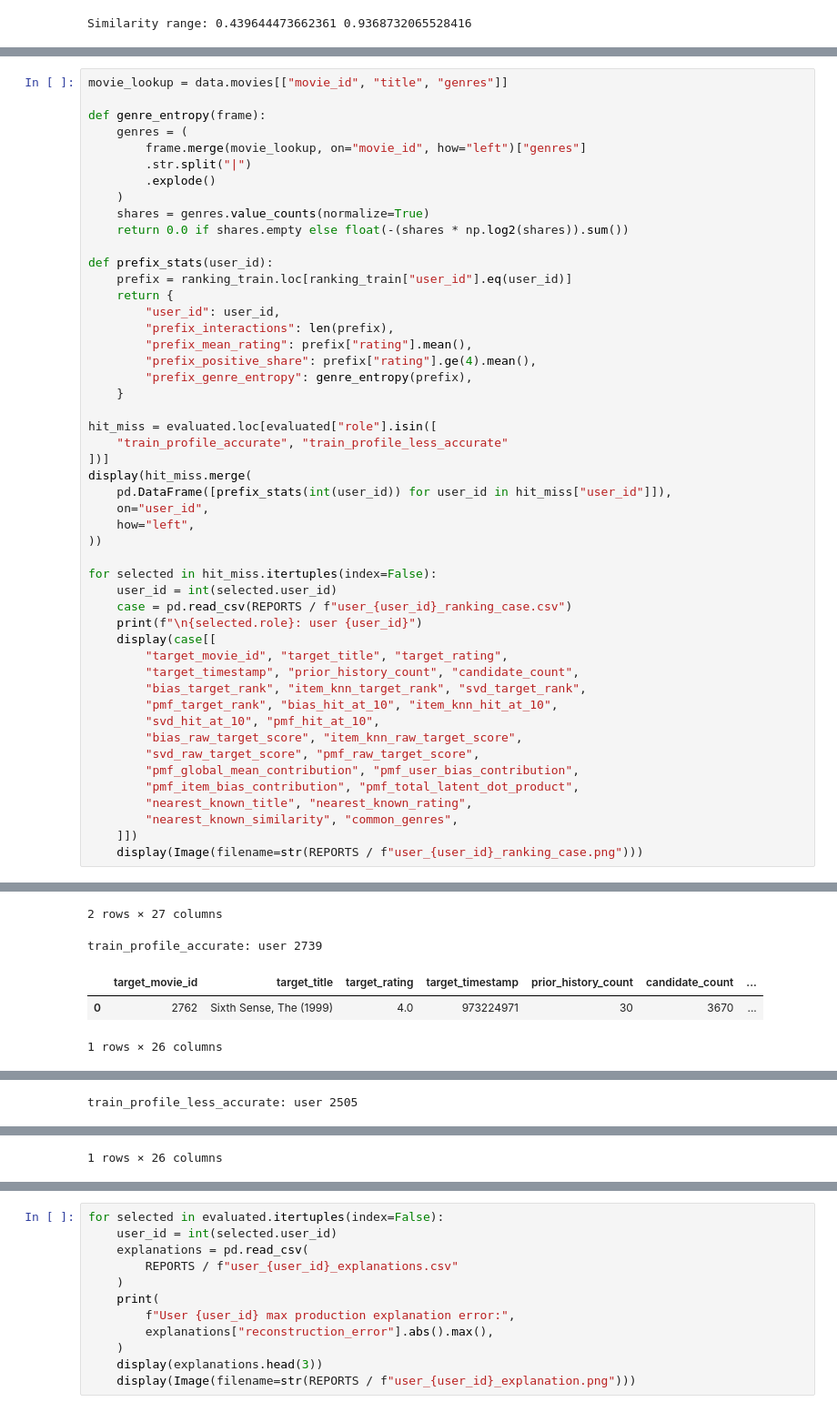
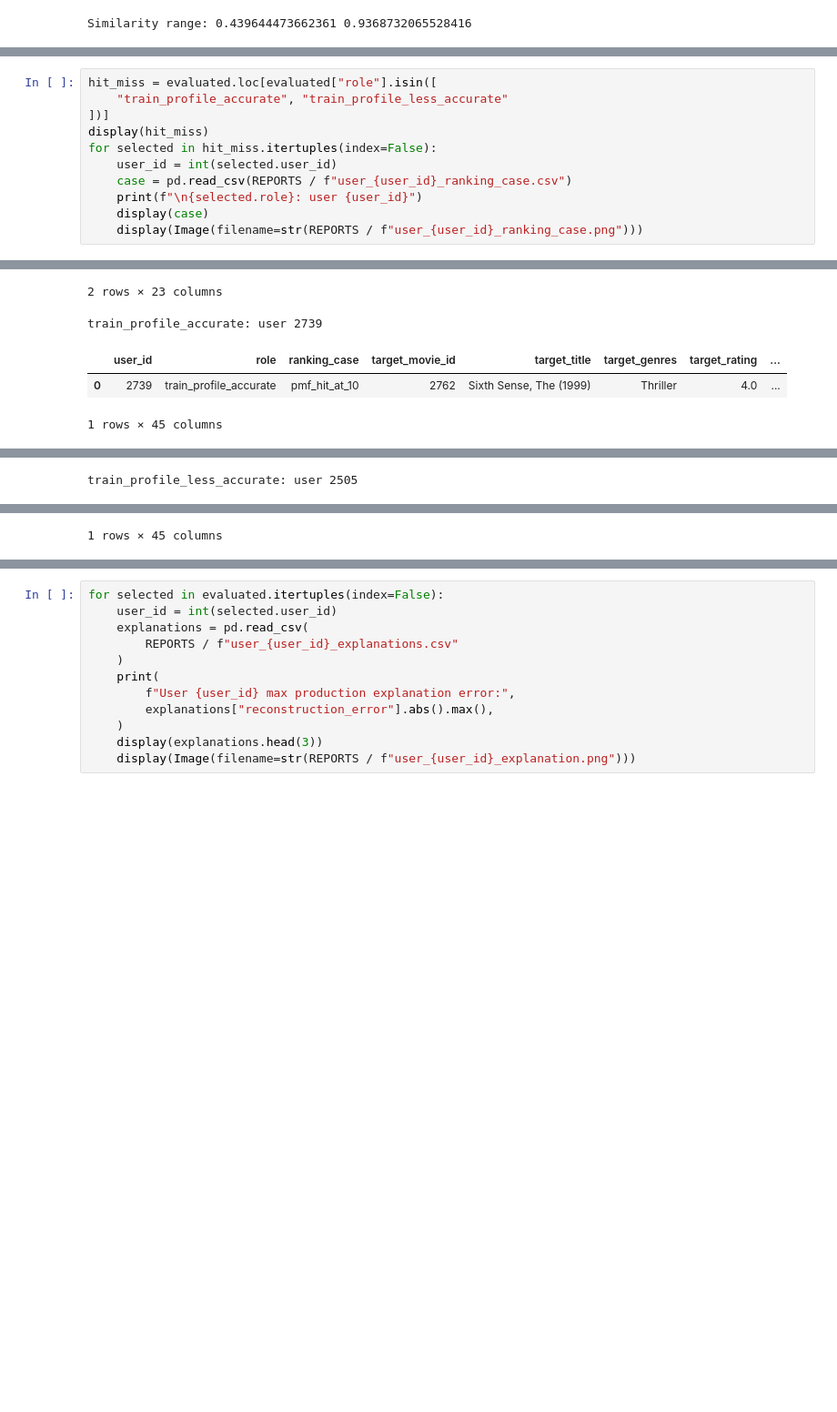
Before and after one commit to legion2440/matrix-factorization, a Jupyter notebook: Movie_Recommender_System.ipynb, the cells around one changed output, grey strips where cells are left out. Shown at 91% size. Drawn from its saved outputs; the diff is of its cells as text; blank space fills up the shorter version.

```diff
--- a/Movie_Recommender_System.ipynb
+++ b/Movie_Recommender_System.ipynb
@@ -1125,60 +641,22 @@ but they do not establish a causal reason for the hit or miss.
 # %%
-movie_lookup = data.movies[["movie_id", "title", "genres"]]
-
-def genre_entropy(frame):
-    genres = (
-        frame.merge(movie_lookup, on="movie_id", how="left")["genres"]
-        .str.split("|")
-        .explode()
-    )
-    shares = genres.value_counts(normalize=True)
-    return 0.0 if shares.empty else float(-(shares * np.log2(shares)).sum())
-
-def prefix_stats(user_id):
-    prefix = ranking_train.loc[ranking_train["user_id"].eq(user_id)]
-    return {
-        "user_id": user_id,
-        "prefix_interactions": len(prefix),
-        "prefix_mean_rating": prefix["rating"].mean(),
-        "prefix_positive_share": prefix["rating"].ge(4).mean(),
-        "prefix_genre_entropy": genre_entropy(prefix),
-    }
-
 hit_miss = evaluated.loc[evaluated["role"].isin([
     "train_profile_accurate", "train_profile_less_accurate"
 ])]
-display(hit_miss.merge(
-    pd.DataFrame([prefix_stats(int(user_id)) for user_id in hit_miss["user_id"]]),
-    on="user_id",
-    how="left",
-))
-
+display(hit_miss)
 for selected in hit_miss.itertuples(index=False):
     user_id = int(selected.user_id)
     case = pd.read_csv(REPORTS / f"user_{user_id}_ranking_case.csv")
     print(f"\n{selected.role}: user {user_id}")
-    display(case[[
-        "target_movie_id", "target_title", "target_rating",
-        "target_timestamp", "prior_history_count", "candidate_count",
-        "bias_target_rank", "item_knn_target_rank", "svd_target_rank",
-        "pmf_target_rank", "bias_hit_at_10", "item_knn_hit_at_10",
-        "svd_hit_at_10", "pmf_hit_at_10",
-        "bias_raw_target_score", "item_knn_raw_target_score",
-        "svd_raw_target_score", "pmf_raw_target_score",
-        "pmf_global_mean_contribution", "pmf_user_bias_contribution",
-        "pmf_item_bias_contribution", "pmf_total_latent_dot_product",
-        "nearest_known_title", "nearest_known_rating",
-        "nearest_known_similarity", "common_genres",
-    ]])
+    display(case)
     display(Image(filename=str(REPORTS / f"user_{user_id}_ranking_case.png")))
 # %% [output]
 |  | user_id | role | ranking_case | selection_reason | train_ratings | validation_ratings | test_ratings | ... |
 | 0 | 2739 | train_profile_accurate | pmf_hit_at_10 | Supported PMF Hit@10 user nearest... | 24 | 4 | 4 | ... |
 | 1 | 2505 | train_profile_less_accurate | pmf_miss_at_10 | Supported PMF miss user nearest t... | 24 | 4 | 4 | ... |
-2 rows × 27 columns
+2 rows × 23 columns
 train_profile_accurate: user 2739
-|  | target_movie_id | target_title | target_rating | target_timestamp | prior_history_count | candidate_count | ... |
-| 0 | 2762 | Sixth Sense, The (1999) | 4.0 | 973224971 | 30 | 3670 | ... |
+|  | user_id | role | ranking_case | target_movie_id | target_title | target_genres | target_rating | ... |
+| 0 | 2739 | train_profile_accurate | pmf_hit_at_10 | 2762 | Sixth Sense, The (1999) | Thriller | 4.0 | ... |
-1 rows × 26 columns
+1 rows × 45 columns
 [figure]
 train_profile_less_accurate: user 2505
@@ -1187,4 +665,4 @@ train_profile_less_accurate: user 2505
-1 rows × 26 columns
+1 rows × 45 columns
 [figure]
 # %% [markdown]
 ## 16. Local Recommendation Explanations
```
Also changed, not shown: parts of 34 cells of this notebook, 36 other files.
